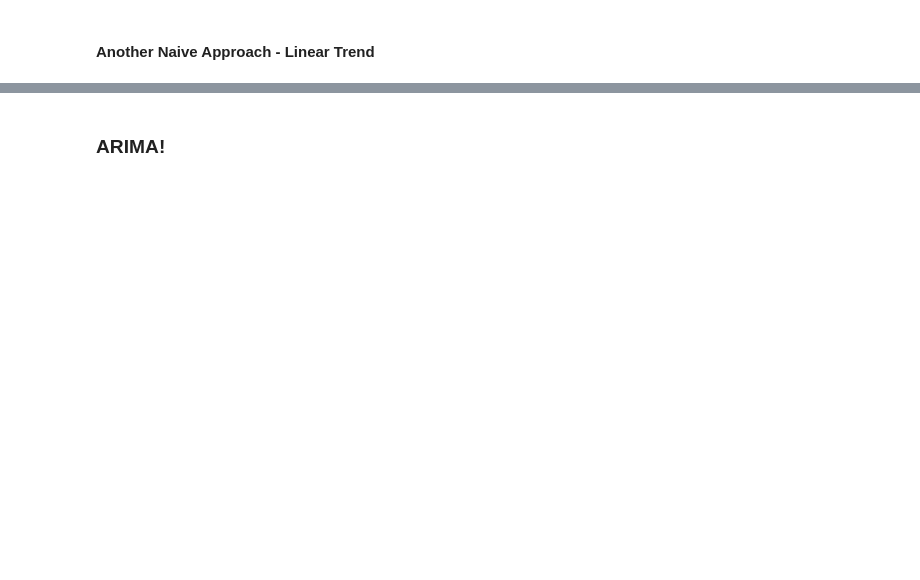
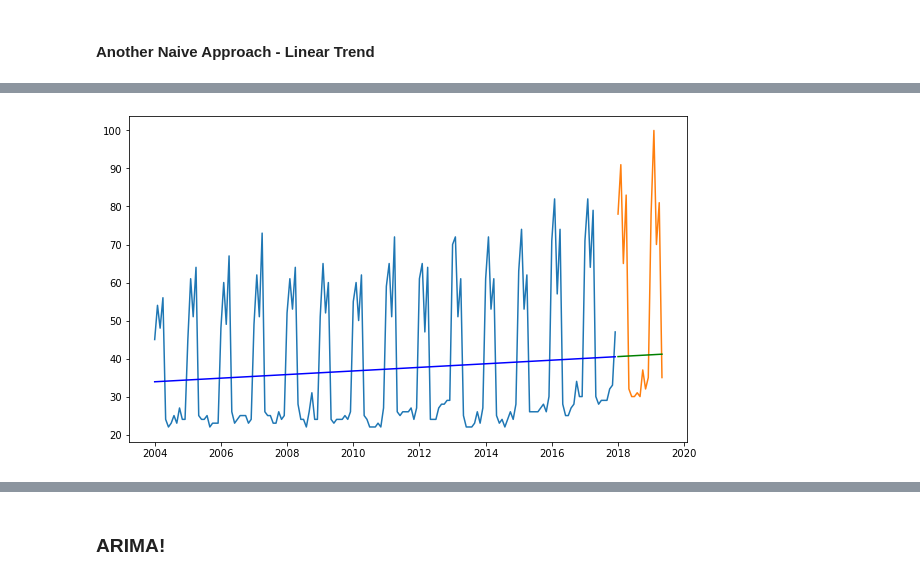
Before and after one commit to garrettwilliams90/DSLE-083021-TimeSeriesReview, a Jupyter notebook: TS-Review.ipynb, the cells around one changed output, grey strips where cells are left out. Saved outputs shown, nothing was run; the diff lists cells and outputs as text; code cells hidden in the pictures; blank space fills up the shorter version.

```diff
--- a/TS-Review.ipynb
+++ b/TS-Review.ipynb
@@ -399,8 +672,12 @@ y_pred
 # %%
 plt.figure(figsize=(10,6))
-plt.plot(df_taxes['counts'])
-plt.plot(df_taxes.loc[df_taxes.future == 0].index, y_trend)
+#plt.plot(df_taxes['counts'])
+plt.plot(df_taxes.loc[df_taxes.future == 0, 'counts'])
+plt.plot(df_taxes.loc[df_taxes.future == 1, 'counts'])
+plt.plot(df_taxes.loc[df_taxes.future == 0].index, y_trend, color = 'blue')
 plt.plot(df_taxes.loc[df_taxes.future == 1].index, y_pred, color='green')
 plt.show()
+# %% [output]
+[figure, added]
 # %%
 report_metrics(y_test, y_pred)
```
Also changed, not shown: parts of 84 cells of this notebook.
